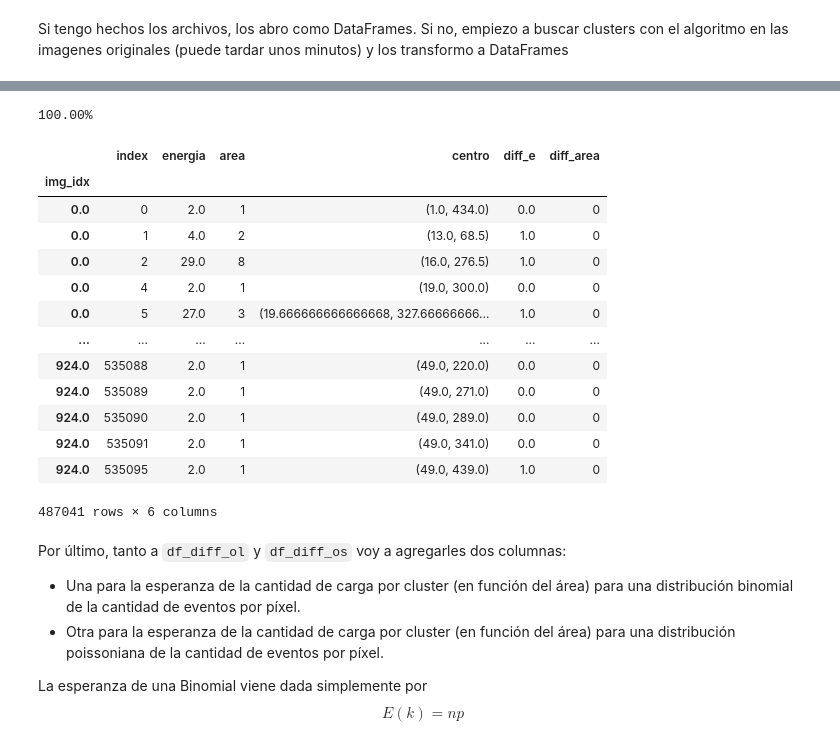
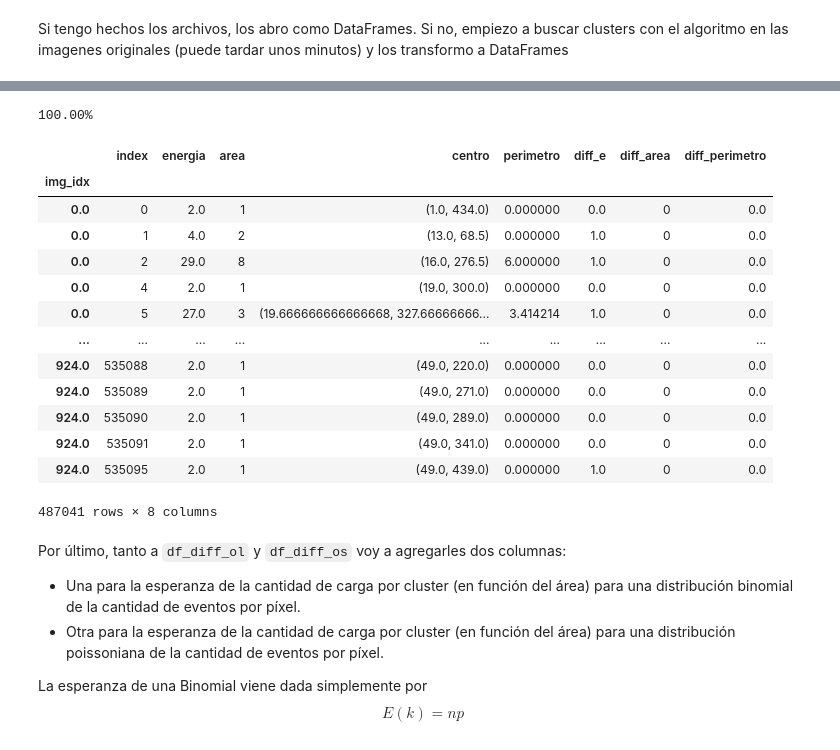
Before and after one commit to Igna11/Tesis-Skipper, a Jupyter notebook: Analisis_Imagenes_clusters.ipynb, the cells around one changed output, grey strips where cells are left out. Drawn from its saved outputs; the diff is of its cells as text; code cells hidden in the pictures.

````diff
--- a/Analisis_Imagenes_clusters.ipynb
+++ b/Analisis_Imagenes_clusters.ipynb
@@ -464,6 +464,7 @@ df_diff_ol
 df_diff_os = pd.DataFrame()
 Diff_e = pd.DataFrame()
 Diff_area = pd.DataFrame()
+Diff_perimetro = pd.DataFrame()
 
 index = np.arange(0, 925, 1)
 
@@ -472,47 +473,52 @@ for idx in index:
     df_aux_o = df_o[df_o["img_idx"] == idx]
     df_aux_s = df_s[df_s["img_idx"] == idx]
 
     df_coincidente_o = df_aux_o.loc[df_aux_o["centro"]
                                     .isin(df_aux_s["centro"])].copy()
     df_coincidente_s = df_aux_s.loc[df_aux_s["centro"]
                                     .isin(df_aux_o["centro"])].copy()
 
     df_coincidente_o.reset_index(inplace=True)
     df_coincidente_s.reset_index(inplace=True)
 
     df_coincidente_o.set_index("img_idx", inplace=True)
     df_coincidente_s.set_index("img_idx", inplace=True)
 
     #df_coincidente_o.drop(["Unnamed: 0", "index"], axis=1, inplace=True)
     #df_coincidente_s.drop(["Unnamed: 0", "index"], axis=1, inplace=True)
 
     df_diff_os = df_diff_os.append(df_coincidente_o.copy())
 
     diff_e = df_coincidente_o[["energia"]] - df_coincidente_s[["energia"]]
     diff_area = df_coincidente_o[["area"]] - df_coincidente_s[["area"]]
+    diff_perimetro = df_coincidente_o[["perimetro"]] - df_coincidente_s[["perimetro"]]
+
     Diff_e = Diff_e.append(abs(diff_e))
     Diff_area = Diff_area.append(abs(diff_area))
+    Diff_perimetro = Diff_perimetro.append(abs(diff_perimetro))
     print("\r%.2f%%" % (idx*100/924), end=" ")
 
 df_diff_os["diff_e"] = Diff_e
 df_diff_os["diff_area"] = Diff_area
+df_diff_os["diff_perimetro"] = Diff_perimetro
+del Diff_e, Diff_area, Diff_perimetro
 df_diff_os
 # %% [output]
 100.00%
-|  | index | energia | area | centro | diff_e | diff_area |
-| img_idx |  |  |  |  |  |  |
-| 0.0 | 0 | 2.0 | 1 | (1.0, 434.0) | 0.0 | 0 |
-| 0.0 | 1 | 4.0 | 2 | (13.0, 68.5) | 1.0 | 0 |
-| 0.0 | 2 | 29.0 | 8 | (16.0, 276.5) | 1.0 | 0 |
-| 0.0 | 4 | 2.0 | 1 | (19.0, 300.0) | 0.0 | 0 |
-| 0.0 | 5 | 27.0 | 3 | (19.666666666666668, 327.66666666... | 1.0 | 0 |
-| ... | ... | ... | ... | ... | ... | ... |
-| 924.0 | 535088 | 2.0 | 1 | (49.0, 220.0) | 0.0 | 0 |
-| 924.0 | 535089 | 2.0 | 1 | (49.0, 271.0) | 0.0 | 0 |
-| 924.0 | 535090 | 2.0 | 1 | (49.0, 289.0) | 0.0 | 0 |
-| 924.0 | 535091 | 2.0 | 1 | (49.0, 341.0) | 0.0 | 0 |
-| 924.0 | 535095 | 2.0 | 1 | (49.0, 439.0) | 1.0 | 0 |
+|  | index | energia | area | centro | perimetro | diff_e | diff_area | diff_perimetro |
+| img_idx |  |  |  |  |  |  |  |  |
+| 0.0 | 0 | 2.0 | 1 | (1.0, 434.0) | 0.000000 | 0.0 | 0 | 0.0 |
+| 0.0 | 1 | 4.0 | 2 | (13.0, 68.5) | 0.000000 | 1.0 | 0 | 0.0 |
+| 0.0 | 2 | 29.0 | 8 | (16.0, 276.5) | 6.000000 | 1.0 | 0 | 0.0 |
+| 0.0 | 4 | 2.0 | 1 | (19.0, 300.0) | 0.000000 | 0.0 | 0 | 0.0 |
+| 0.0 | 5 | 27.0 | 3 | (19.666666666666668, 327.66666666... | 3.414214 | 1.0 | 0 | 0.0 |
+| ... | ... | ... | ... | ... | ... | ... | ... | ... |
+| 924.0 | 535088 | 2.0 | 1 | (49.0, 220.0) | 0.000000 | 0.0 | 0 | 0.0 |
+| 924.0 | 535089 | 2.0 | 1 | (49.0, 271.0) | 0.000000 | 0.0 | 0 | 0.0 |
+| 924.0 | 535090 | 2.0 | 1 | (49.0, 289.0) | 0.000000 | 0.0 | 0 | 0.0 |
+| 924.0 | 535091 | 2.0 | 1 | (49.0, 341.0) | 0.000000 | 0.0 | 0 | 0.0 |
+| 924.0 | 535095 | 2.0 | 1 | (49.0, 439.0) | 0.000000 | 1.0 | 0 | 0.0 |
-487041 rows × 6 columns
+487041 rows × 8 columns
 # %% [markdown]
 Por último, tanto a ```df_diff_ol``` y ```df_diff_os``` voy a agregarles dos columnas:
 - Una para la esperanza de la cantidad de carga por cluster (en función del área) para una distribución binomial de la cantidad de eventos por píxel.
````
Also changed, not shown: parts of 3 cells of this notebook, 1 other file.
